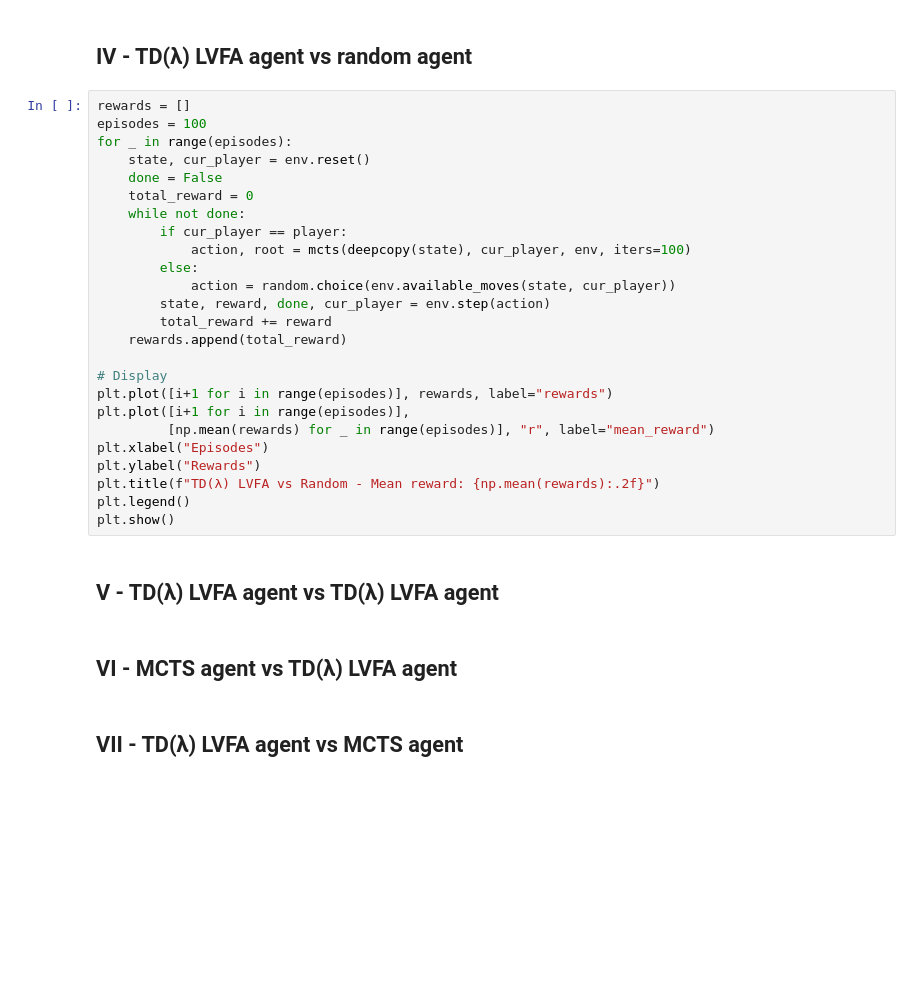
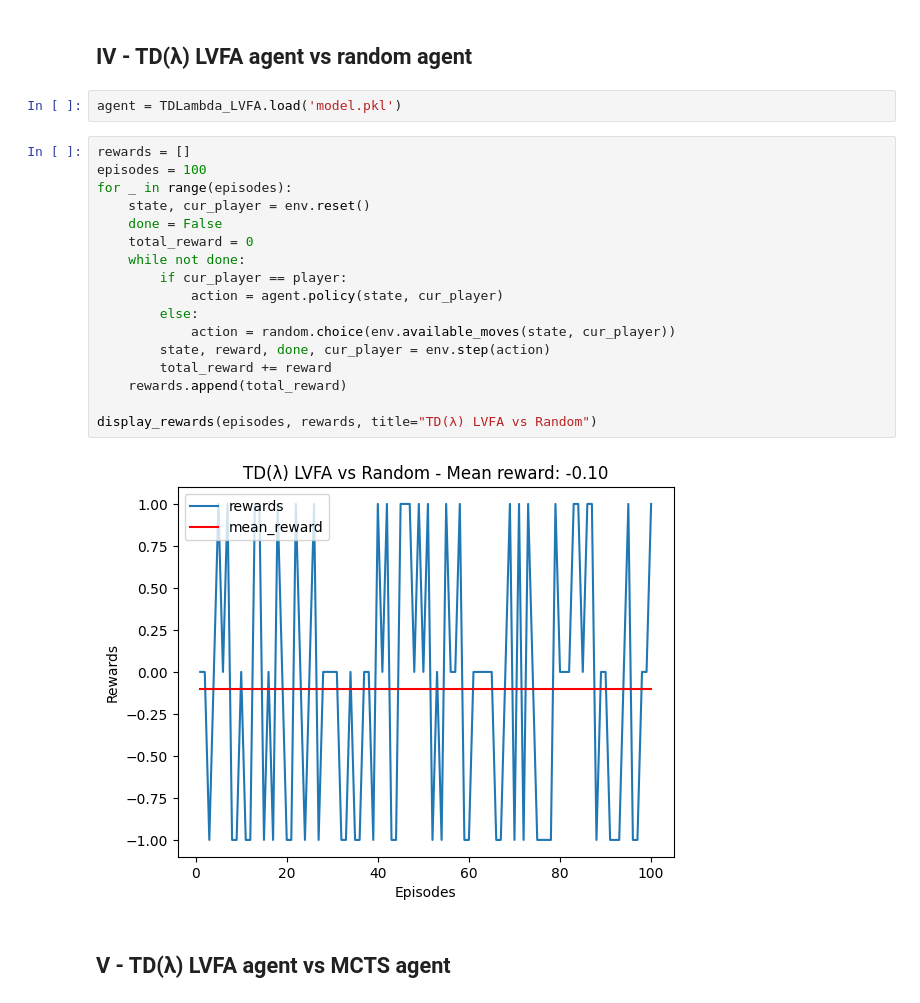
Before and after one commit to Mowibox/Checkers-RL, a Jupyter notebook: tests.ipynb, the cells around one changed output. Saved outputs shown, nothing was run; the diff lists cells and outputs as text; blank space fills up the shorter version.

```diff
--- a/tests.ipynb
+++ b/tests.ipynb
@@ -102,33 +90,25 @@ plt.show()
 # %% [markdown]
 ## IV - TD(λ) LVFA agent vs random agent
+# %%
+agent = TDLambda_LVFA.load('model.pkl')
 # %%
 rewards = []
 episodes = 100
 for _ in range(episodes):
     state, cur_player = env.reset()
     done = False
     total_reward = 0
     while not done:
         if cur_player == player:
-            action, root = mcts(deepcopy(state), cur_player, env, iters=100)
+            action = agent.policy(state, cur_player)
         else:
             action = random.choice(env.available_moves(state, cur_player))
         state, reward, done, cur_player = env.step(action)
         total_reward += reward
     rewards.append(total_reward)
 
-# Display
-plt.plot([i+1 for i in range(episodes)], rewards, label="rewards")
-plt.plot([i+1 for i in range(episodes)],
-         [np.mean(rewards) for _ in range(episodes)], "r", label="mean_reward")
-plt.xlabel("Episodes")
-plt.ylabel("Rewards")
-plt.title(f"TD(λ) LVFA vs Random - Mean reward: {np.mean(rewards):.2f}")
-plt.legend()
-plt.show()
+display_rewards(episodes, rewards, title="TD(λ) LVFA vs Random")
+# %% [output]
+[figure, added]
 # %% [markdown]
-## V - TD(λ) LVFA agent vs TD(λ) LVFA agent
+## V - TD(λ) LVFA agent vs MCTS agent
-# %% [markdown]
-## VI - MCTS agent vs TD(λ) LVFA agent
-# %% [markdown]
-## VII - TD(λ) LVFA agent vs MCTS agent
```
Also changed, not shown: parts of 5 cells of this notebook.
